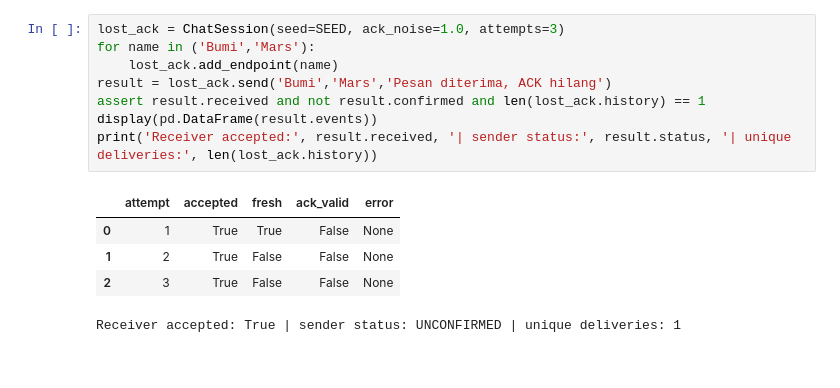
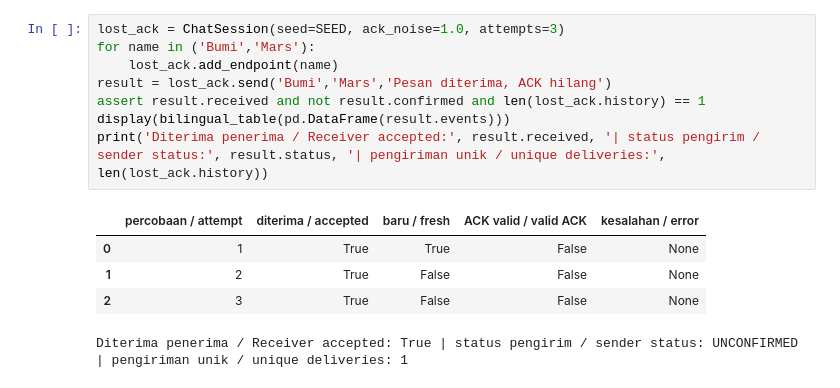
Before and after one commit to 87jbzyzr9h-gif/Quantum-Chat, a Jupyter notebook: notebooks/02_quantum_chat_protocol.ipynb, the cells around one changed output. Saved outputs shown, nothing was run; the diff lists cells and outputs as text.

```diff
--- a/notebooks/02_quantum_chat_protocol.ipynb
+++ b/notebooks/02_quantum_chat_protocol.ipynb
@@ -102,15 +166,15 @@ Ini kontrol kegagalan protokol, bukan hasil probabilistik yang disembunyikan.
 # %%
 lost_ack = ChatSession(seed=SEED, ack_noise=1.0, attempts=3)
 for name in ('Bumi','Mars'):
     lost_ack.add_endpoint(name)
 result = lost_ack.send('Bumi','Mars','Pesan diterima, ACK hilang')
 assert result.received and not result.confirmed and len(lost_ack.history) == 1
-display(pd.DataFrame(result.events))
-print('Receiver accepted:', result.received, '| sender status:', result.status, '| unique deliveries:', len(lost_ack.history))
+display(bilingual_table(pd.DataFrame(result.events)))
+print('Diterima penerima / Receiver accepted:', result.received, '| status pengirim / sender status:', result.status, '| pengiriman unik / unique deliveries:', len(lost_ack.history))
 # %% [output]
-|  | attempt | accepted | fresh | ack_valid | error |
+|  | percobaan / attempt | diterima / accepted | baru / fresh | ACK valid / valid ACK | kesalahan / error |
 | 0 | 1 | True | True | False | None |
 | 1 | 2 | True | False | False | None |
 | 2 | 3 | True | False | False | None |
-Receiver accepted: True | sender status: UNCONFIRMED | unique deliveries: 1
+Diterima penerima / Receiver accepted: True | status pengirim / sender status: UNCONFIRMED | pengiriman unik / unique deliveries: 1
 # %% [markdown]
```
Also changed, not shown: parts of 15 cells of this notebook, 50 other files.
